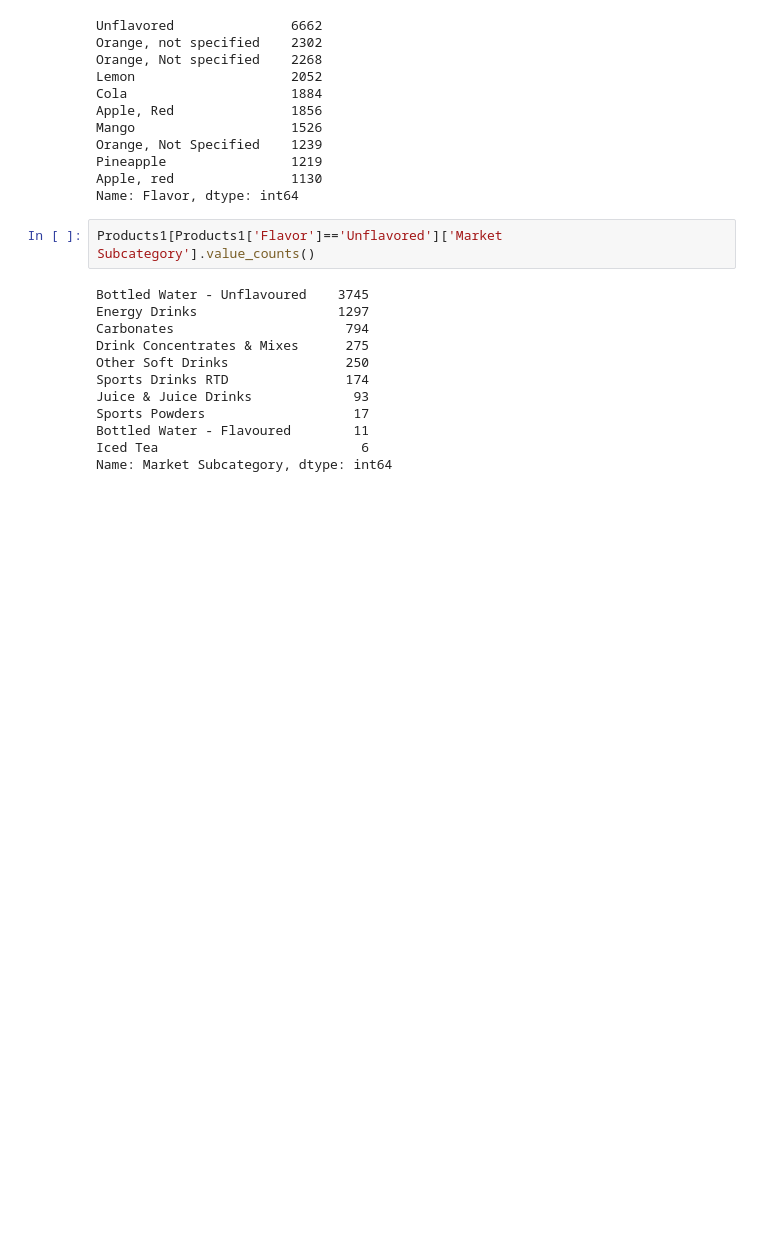
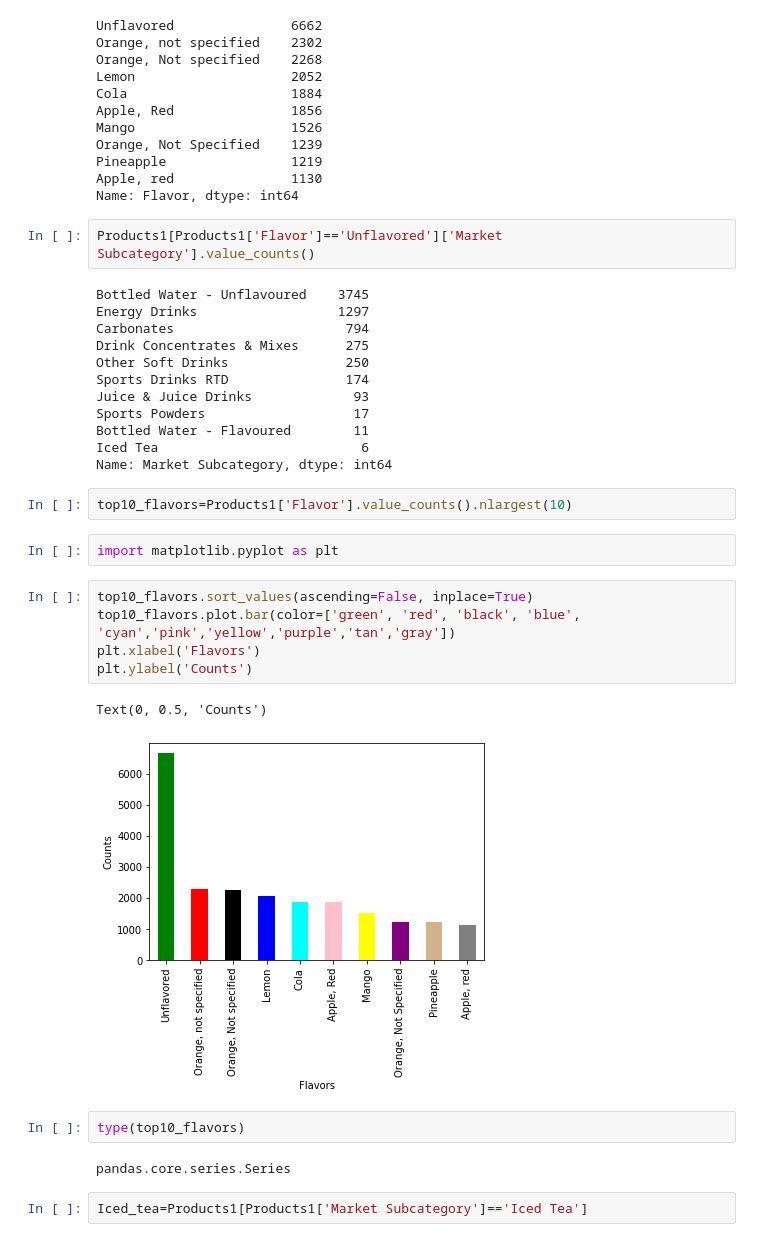
Before and after one commit to Priyabrat845/Emerging-Trends-case-study, a Jupyter notebook: Emerging_Trends_case_study.ipynb, the cells around one changed output. Drawn from its saved outputs; the diff is of its cells as text; blank space fills up the shorter version.

```diff
--- a/Emerging_Trends_case_study.ipynb
+++ b/Emerging_Trends_case_study.ipynb
@@ -110,3 +119,21 @@ Sports Powders                   17
 Bottled Water - Flavoured        11
 Iced Tea                          6
 Name: Market Subcategory, dtype: int64
+# %%
+top10_flavors=Products1['Flavor'].value_counts().nlargest(10)
+# %%
+import matplotlib.pyplot as plt
+# %%
+top10_flavors.sort_values(ascending=False, inplace=True)
+top10_flavors.plot.bar(color=['green', 'red', 'black', 'blue', 'cyan','pink','yellow','purple','tan','gray'])
+plt.xlabel('Flavors')
+plt.ylabel('Counts')
+# %% [output]
+Text(0, 0.5, 'Counts')
+[figure, added]
+# %%
+type(top10_flavors)
+# %% [output]
+pandas.core.series.Series
+# %%
+Iced_tea=Products1[Products1['Market Subcategory']=='Iced Tea']
```
Also changed, not shown: parts of 15 cells of this notebook.
